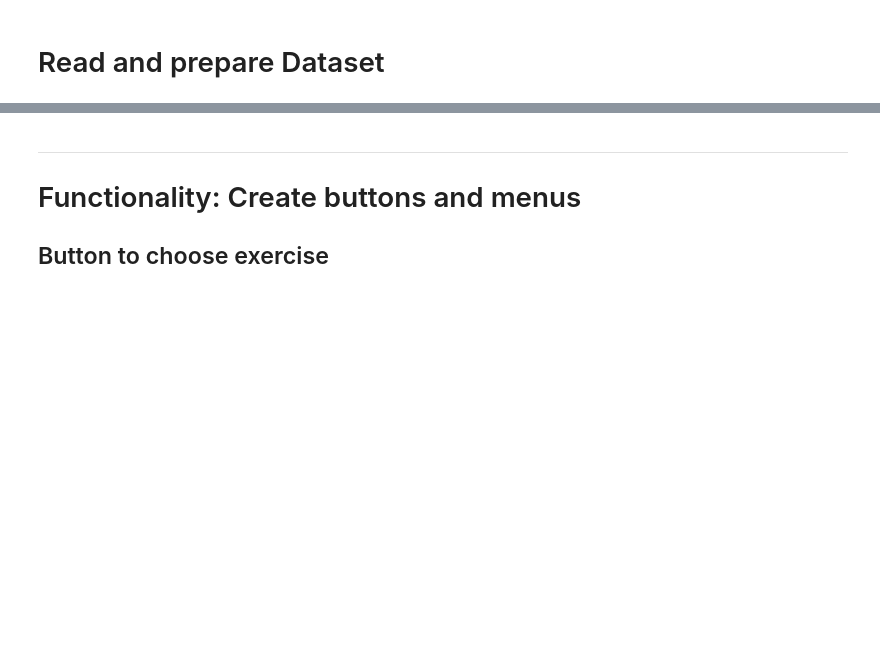
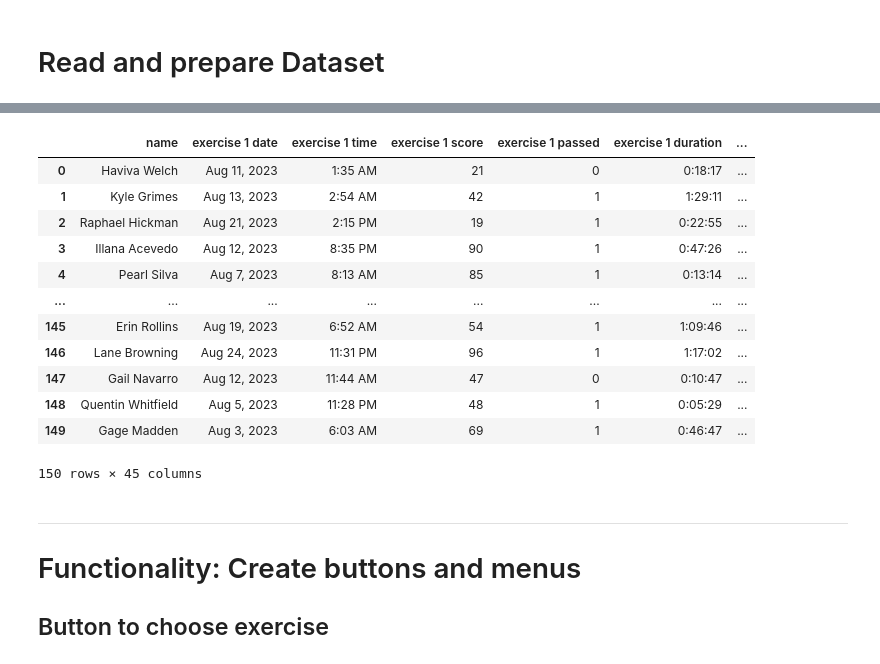
Before and after one commit to LearningAnalyticsDashboard2023/learning_analytics_dashboard, a Jupyter notebook: learning_analytics_dashboard.ipynb, the cells around one changed output, grey strips where cells are left out. Drawn from its saved outputs; the diff is of its cells as text; code cells hidden in the pictures; blank space fills up the shorter version.

```diff
--- a/learning_analytics_dashboard.ipynb
+++ b/learning_analytics_dashboard.ipynb
@@ -1,5 +1,5 @@
-# %% [markdown]
-# Read and prepare Dataset
+# %% [markdown]
+# Read and prepare Dataset
 # %%
 #import necessary libraries
 import pandas as pd
@@ -19,24 +19,54 @@ data = pd.read_csv('D:/1TU/Wirtschaftsinformatik/Bachelorarbeit/Dashboard/learni
 # %%
 #add failed columns
 data['exercise 1 failed'] = np.where(data['exercise 1 passed'] == 0, 1, 0)
 data['exercise 2 failed'] = np.where(data['exercise 2 passed'] == 0, 1, 0)
 data['exercise 3 failed'] = np.where(data['exercise 3 passed'] == 0, 1, 0)
 data['exercise 4 failed'] = np.where(data['exercise 4 passed'] == 0, 1, 0)
 data['exercise 5 failed'] = np.where(data['exercise 5 passed'] == 0, 1, 0)
 data['exercise 6 failed'] = np.where(data['exercise 6 passed'] == 0, 1, 0)
 
 #add subject column
 data['subject'] = ""
 index = 0
 subject_list = ['Deutsch', 'Englisch', 'Mathematik', 'Biologie', 'Musik', 'Kunst', 'Sport']
 subject_index = 0
 
 while(index < len(data)):
     #data.at['subject', index] = subject_list[subject_index]
     data.loc[index, 'subject'] = subject_list[subject_index]
     index += 1
-    if(index > subject_index*30):
+    if(index > subject_index*10):
         subject_index += 1
+    if(subject_index >= len(subject_list)):
+        subject_index = 0
+
+#add class column
+data['class'] = ""
+index = 0
+class_list = ['Klasse 1a', 'Klasse 1b', 'Klasse 3b', 'Klasse 4c', 'Klasse 4e', 'Klasse 5a', 'Klasse 6a']
+class_index = 0
+
+while(index < len(data)):
+    data.loc[index, 'class'] = class_list[class_index]
+    index += 1
+    if(index > class_index*30):
+        class_index += 1
+
+data
+# %% [output]
+|  | name | exercise 1 date | exercise 1 time | exercise 1 score | exercise 1 passed | exercise 1 duration | ... |
+| 0 | Haviva Welch | Aug 11, 2023 | 1:35 AM | 21 | 0 | 0:18:17 | ... |
+| 1 | Kyle Grimes | Aug 13, 2023 | 2:54 AM | 42 | 1 | 1:29:11 | ... |
+| 2 | Raphael Hickman | Aug 21, 2023 | 2:15 PM | 19 | 1 | 0:22:55 | ... |
+| 3 | Illana Acevedo | Aug 12, 2023 | 8:35 PM | 90 | 1 | 0:47:26 | ... |
+| 4 | Pearl Silva | Aug 7, 2023 | 8:13 AM | 85 | 1 | 0:13:14 | ... |
+| ... | ... | ... | ... | ... | ... | ... | ... |
+| 145 | Erin Rollins | Aug 19, 2023 | 6:52 AM | 54 | 1 | 1:09:46 | ... |
+| 146 | Lane Browning | Aug 24, 2023 | 11:31 PM | 96 | 1 | 1:17:02 | ... |
+| 147 | Gail Navarro | Aug 12, 2023 | 11:44 AM | 47 | 0 | 0:10:47 | ... |
+| 148 | Quentin Whitfield | Aug 5, 2023 | 11:28 PM | 48 | 1 | 0:05:29 | ... |
+| 149 | Gage Madden | Aug 3, 2023 | 6:03 AM | 69 | 1 | 0:46:47 | ... |
+150 rows × 45 columns
 # %% [markdown]
 ***
 # Functionality: Create buttons and menus
```
Also changed, not shown: parts of 6 cells of this notebook.
